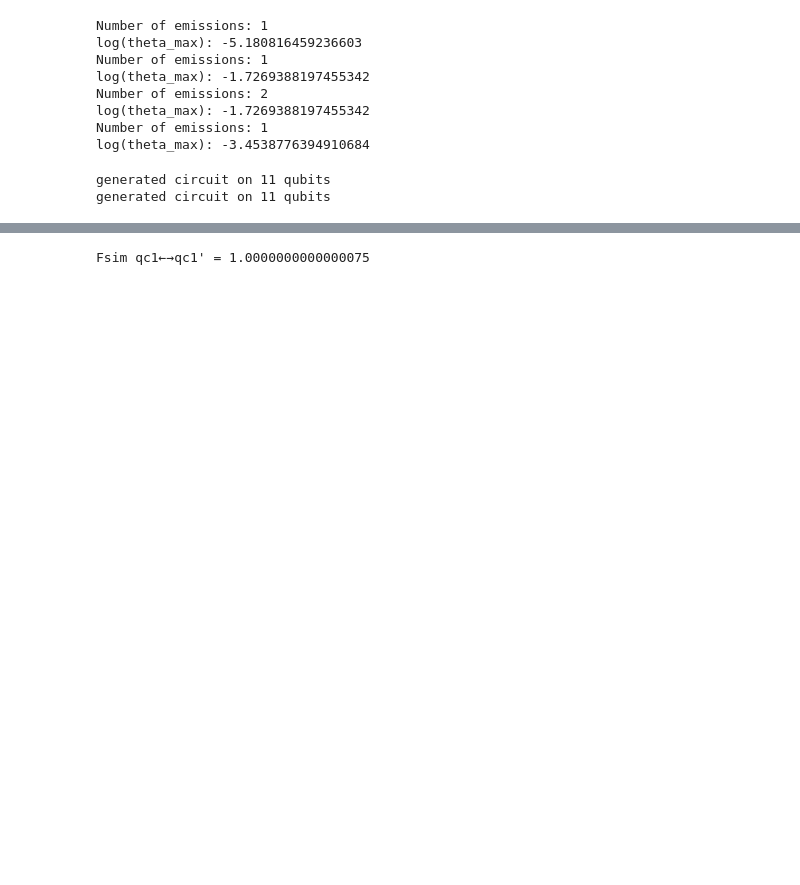
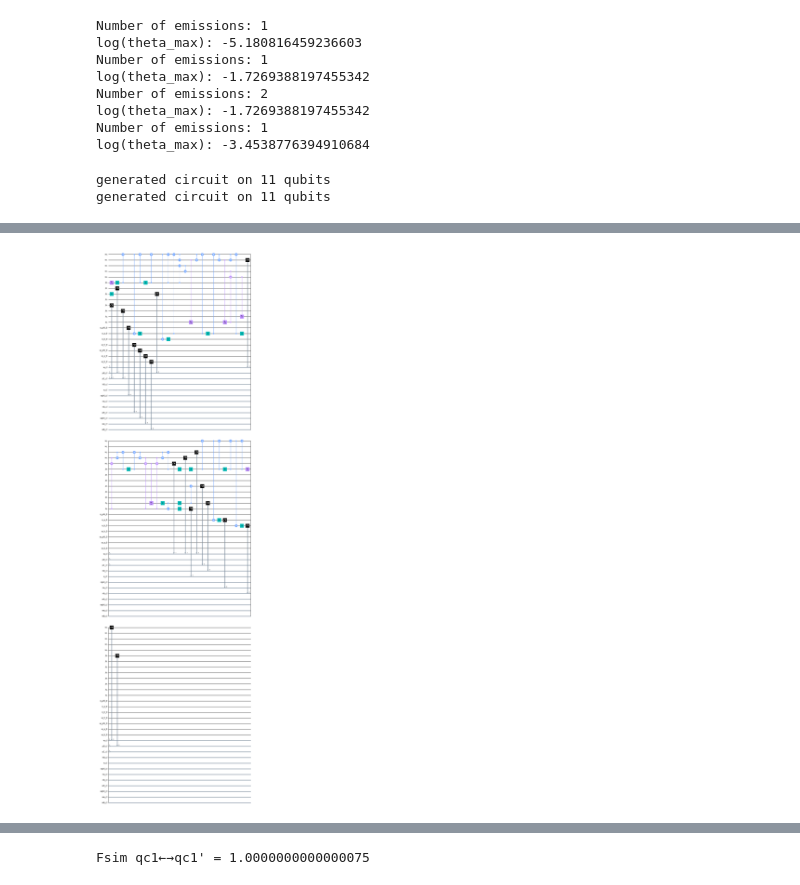
Before and after one commit to LBNL-HEP-QIS/QuantumPartonShower, a Jupyter notebook: qiskit_code/fidelity_v2.2.ipynb, the cells around one changed output, grey strips where cells are left out. Drawn from its saved outputs; the diff is of its cells as text; code cells hidden in the pictures; blank space fills up the shorter version.

```diff
--- a/qiskit_code/fidelity_v2.2.ipynb
+++ b/qiskit_code/fidelity_v2.2.ipynb
@@ -209,3 +165,7 @@ Fsim = 1.0000000000000075
+# %%
+qc5.draw('mpl')
+# %% [output]
+[figure, added]
 # %%
 Nstep_before_AQCEL = qc0
 Nstep_after_AQCEL  = qc5
```
Also changed, not shown: parts of 13 cells of this notebook, 2 other files.
